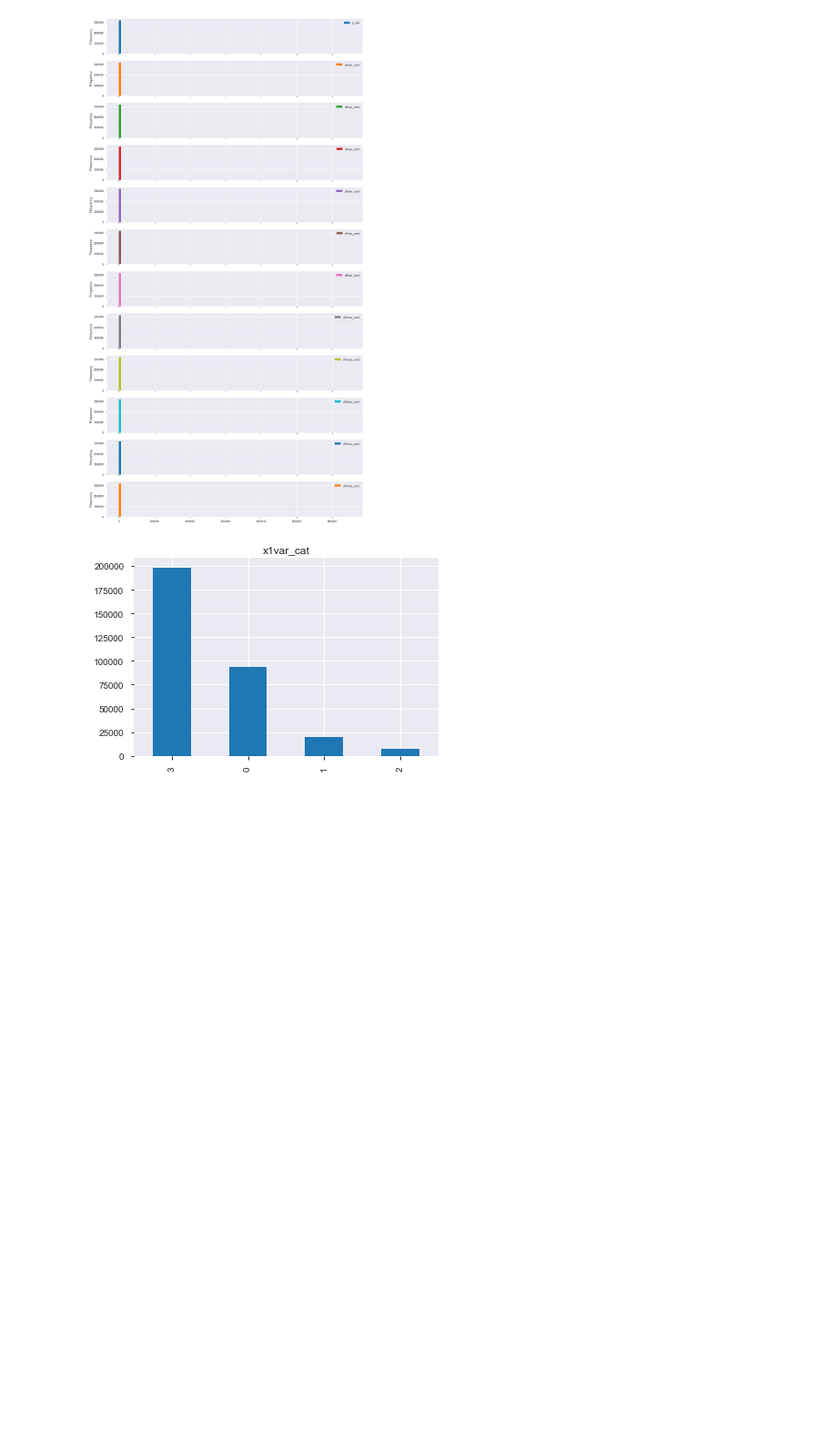
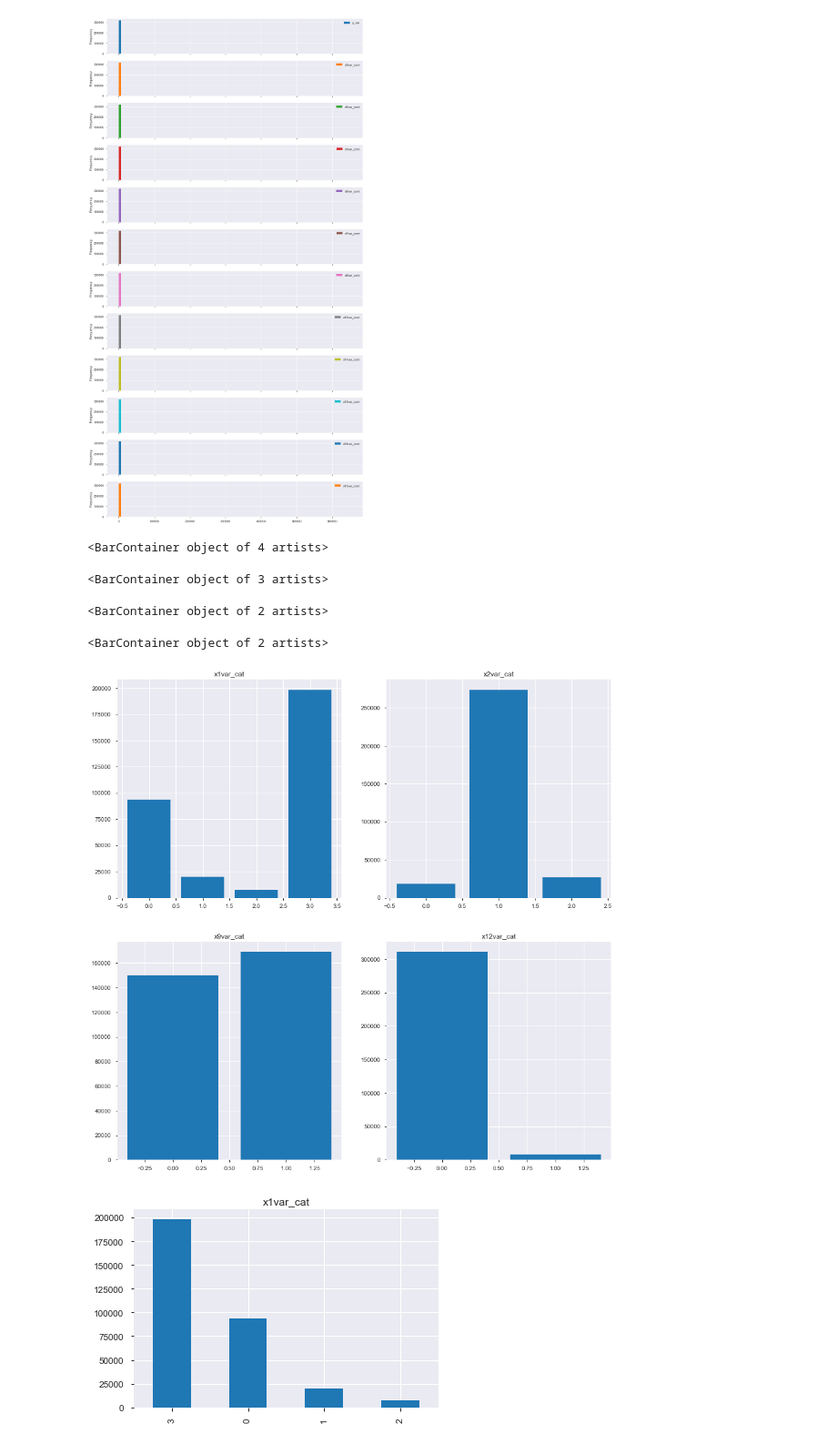
Before and after one commit to rajagurunath/recomendation_assignment, a Jupyter notebook: EDA_v0.1.ipynb, the cells around one changed output. Shown at 91% size. Cells and saved outputs as stored; diff of their text form; code cells hidden in the pictures; blank space fills up the shorter version.

```diff
--- a/EDA_v0.1.ipynb
+++ b/EDA_v0.1.ipynb
@@ -166,6 +166,20 @@ array([<matplotlib.axes._subplots.AxesSubplot object at 0x...>,
        <matplotlib.axes._subplots.AxesSubplot object at 0x...>],
       dtype=object)
 [figure]
+# %%
+fig,ax=plt.subplots(nrows=2,ncols=2,figsize=(15,15))
+cnt=0
+for i in range(0,2):
+    for j in range(0,2):
+        ax[i][j].bar(df[cat_columns[cnt]].value_counts().index,df[cat_columns[cnt]].value_counts().values,label=cat_columns[cnt])
+        ax[i][j].title.set_text(cat_columns[cnt])
+        cnt+=1
+# %% [output]
+<BarContainer object of 4 artists>
+<BarContainer object of 3 artists>
+<BarContainer object of 2 artists>
+<BarContainer object of 2 artists>
+[figure, added]
 # %%
 for i in cat_columns:
     df[i].value_counts().plot(kind='bar')
```
Also changed, not shown: parts of 2 cells of this notebook, 22 other files.
